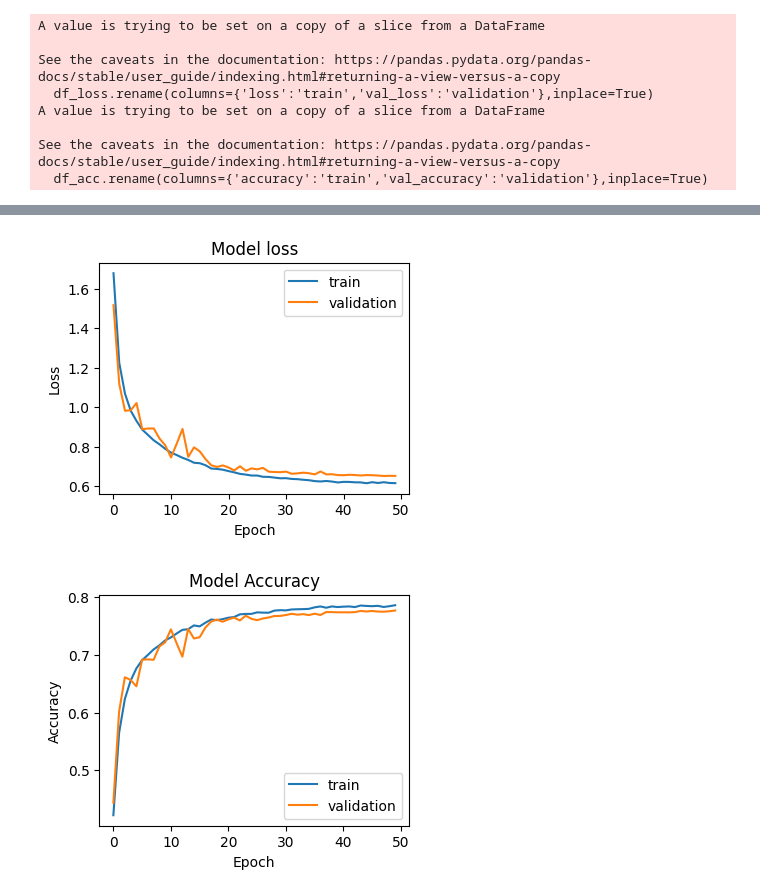
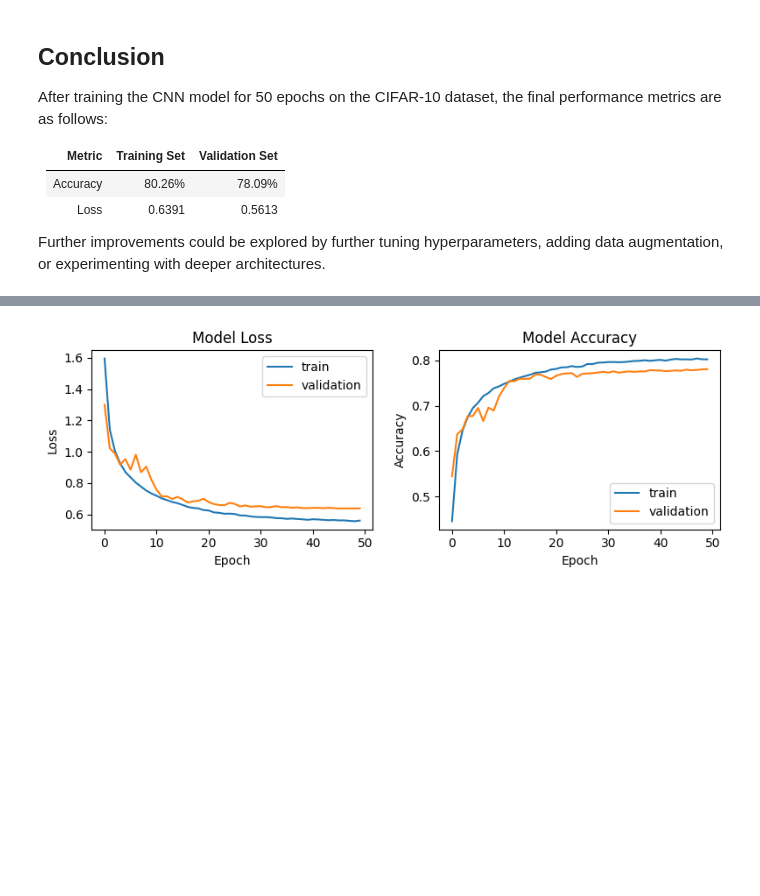
Before and after one commit to SagharAdler/cifar10-image-classification, a Jupyter notebook: CNN.ipynb, the cells around one changed output, grey strips where cells are left out. Cells and saved outputs as stored; diff of their text form; code cells hidden in the pictures; blank space fills up the shorter version.

```diff
--- a/CNN.ipynb
+++ b/CNN.ipynb
@@ -103,3 +160,21 @@ Model: "functional_8"
 # %%
-history = conv_model.fit(train_dataset, epochs=50, validation_data=test_dataset)
+# Train the CNN model for 50 epochs using the training dataset
+# Use the test dataset for validation after each epoch
+history = conv_model.fit(
+    train_dataset,
+    epochs=50,
+    validation_data=test_dataset,
+    verbose=0
+)
+
+#final metrics
+final_train_acc = history.history['accuracy'][-1]
+final_val_acc = history.history['val_accuracy'][-1]
+final_train_loss = history.history['loss'][-1]
+final_val_loss = history.history['val_loss'][-1]
+
+print(f"Final Training Accuracy: {final_train_acc:.4f}")
+print(f"Final Validation Accuracy: {final_val_acc:.4f}")
+print(f"Final Training Loss: {final_train_loss:.4f}")
+print(f"Final Validation Loss: {final_val_loss:.4f}")
 # %% [output]
@@ -123,21 +185,31 @@ Epoch 50/50
+# %% [markdown]
+## Conclusion
+
+After training the CNN model for 50 epochs on the CIFAR-10 dataset, the final performance metrics are as follows:
+
+| Metric            | Training Set | Validation Set |
+|-------------------|--------------|----------------|
+| Accuracy          | 80.26%       | 78.09%         |
+| Loss              | 0.6391       | 0.5613 |
+
+Further improvements could be explored by further tuning hyperparameters, adding data augmentation, or experimenting with deeper architectures.
 # %%
+# history.history
+# The history.history["loss"] entry is a dictionary with 50 values.
+df_loss_acc = pd.DataFrame(history.history)
+df_loss = df_loss_acc[['loss', 'val_loss']].copy()
+df_loss.rename(columns={'loss': 'train', 'val_loss': 'validation'}, inplace=True)
+df_acc = df_loss_acc[['accuracy', 'val_accuracy']].copy()
+df_acc.rename(columns={'accuracy': 'train', 'val_accuracy': 'validation'}, inplace=True)
 
-# history.history
-# The history.history["loss"] entry is a dictionary with as many values as epochs that the
-# model was trained on.
-df_loss_acc = pd.DataFrame(history.history)
-df_loss= df_loss_acc[['loss','val_loss']]
-df_loss.rename(columns={'loss':'train','val_loss':'validation'},inplace=True)
-df_acc= df_loss_acc[['accuracy','val_accuracy']]
-df_acc.rename(columns={'accuracy':'train','val_accuracy':'validation'},inplace=True)
-df_loss.plot(title='Model loss',figsize=(4,3)).set(xlabel='Epoch',ylabel='Loss')
-df_acc.plot(title='Model Accuracy',figsize=(4,3)).set(xlabel='Epoch',ylabel='Accuracy')
+
+fig, axes = plt.subplots(1, 2, figsize=(8, 3))
+df_loss.plot(ax=axes[0], title='Model Loss')
+axes[0].set_xlabel('Epoch')
+axes[0].set_ylabel('Loss')
+df_acc.plot(ax=axes[1], title='Model Accuracy')
+axes[1].set_xlabel('Epoch')
+axes[1].set_ylabel('Accuracy')
+plt.tight_layout()
+plt.show()
 # %% [output]
-A value is trying to be set on a copy of a slice from a DataFrame
-
-See the caveats in the documentation: https://pandas.pydata.org/pandas-docs/stable/user_guide/indexing.html#returning-a-view-versus-a-copy
-  df_loss.rename(columns={'loss':'train','val_loss':'validation'},inplace=True)
-A value is trying to be set on a copy of a slice from a DataFrame
-
-See the caveats in the documentation: https://pandas.pydata.org/pandas-docs/stable/user_guide/indexing.html#returning-a-view-versus-a-copy
-  df_acc.rename(columns={'accuracy':'train','val_accuracy':'validation'},inplace=True)
@@ -145,2 +216 @@ See the caveats in the documentation: https://pandas.pydata.org/pandas-docs/stab
-[figure, old version]
+[figure, new version]
-[figure, removed]
```
Also changed, not shown: parts of 11 cells of this notebook, 6 other files.
